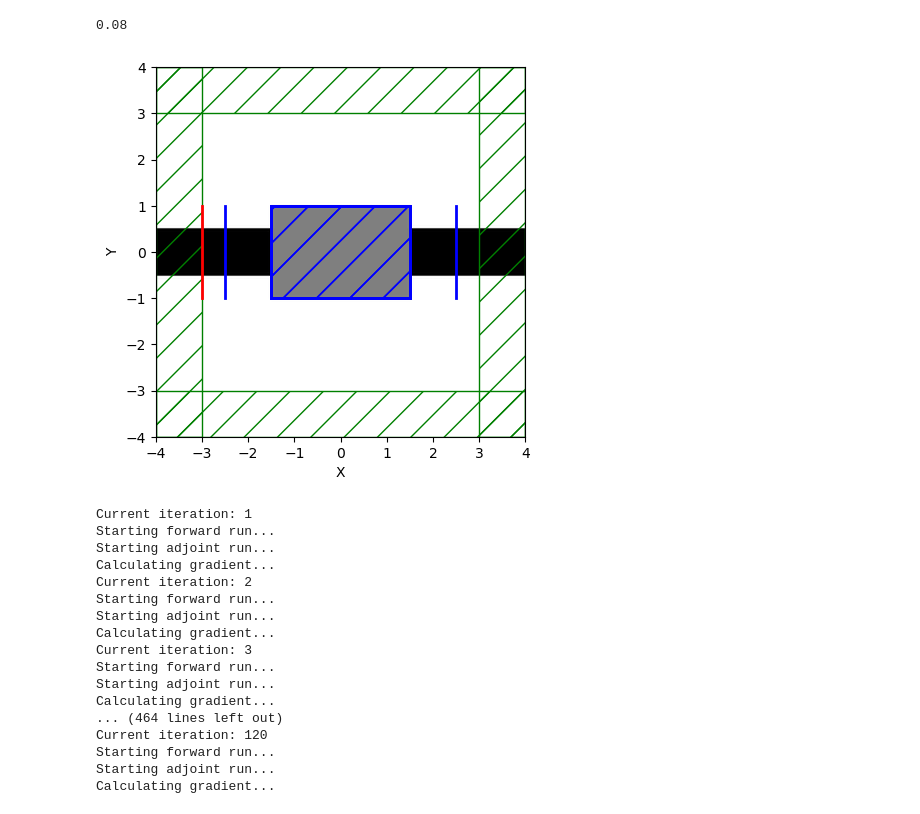
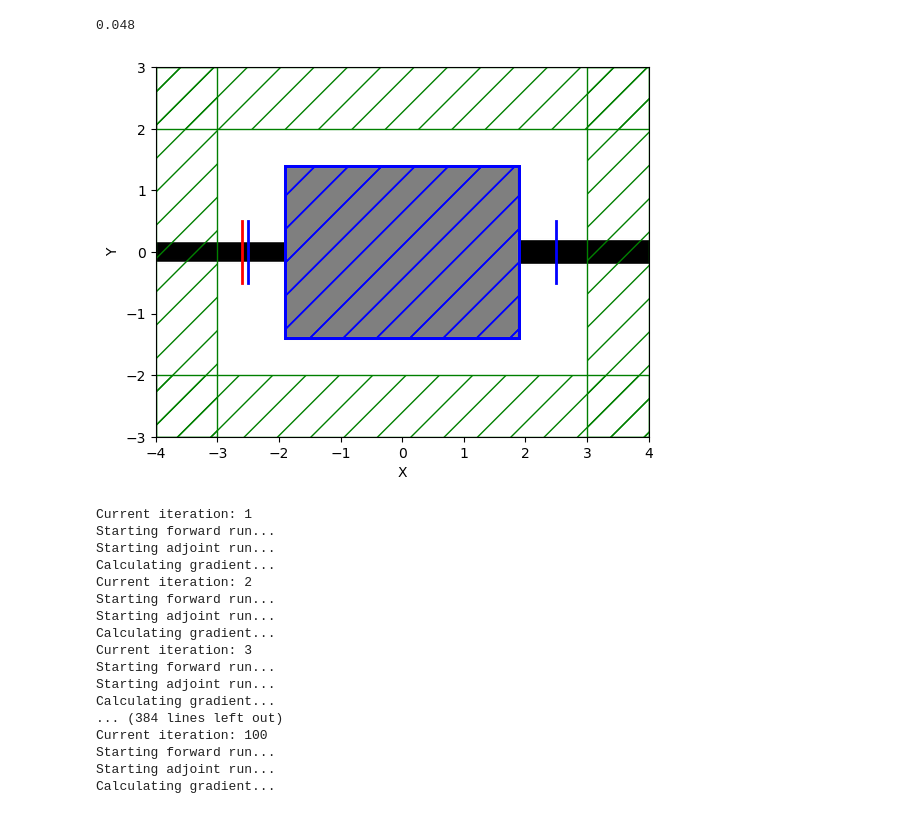
Before and after one commit to y0ooung/Meep, a Jupyter notebook: mode converter.ipynb, the cells around one changed output. Cells and saved outputs as stored; diff of their text form; code cells hidden in the pictures.

```diff
--- a/mode converter.ipynb
+++ b/mode converter.ipynb
@@ -13,21 +13,21 @@ mp.verbosity(0)
 
 Si = mp.Medium(index=3.4)
 
-resolution = 30
+resolution = 60
 
 # cell size
 Sx = 8
-Sy = 8
+Sy = 6
 cell_size = mp.Vector3(Sx, Sy, 0)
 pml_layers = [mp.PML(1.0)]
 
 
 # source
-fcen = 1 / 0.75 # 750nm
+fcen = 1 / 0.3875 # 387.5nm
 width = 0.2
 fwidth = width * fcen
-source_center = [-3, 0, 0]
-source_size = mp.Vector3(0, 2, 0)
+source_center = [-2.6, 0, 0]
+source_size = mp.Vector3(0, 1, 0)
 src = mp.GaussianSource(frequency = fcen, fwidth=fwidth)
 source = [
     mp.EigenModeSource(
@@ -43,8 +43,8 @@ source = [
 
 
 # design region
-Dx = 3
-Dy = 2
+Dx = 3.8
+Dy = 2.8
 design_region_resolution = int(resolution)
 
 Nx = int(Dx * design_region_resolution + 1)
@@ -62,14 +62,14 @@ design_region = mpa.DesignRegion(design_variables,
 # geometry
 geometry = [
     mp.Block(
-            center=mp.Vector3(-2.75, 0),
+            center=mp.Vector3(-2.95, 0),
             material=Si,
-            size=mp.Vector3(2.5, 1, 0)
+            size=mp.Vector3(2.1, 0.3, 0)
             ),
     mp.Block(
-            center=mp.Vector3(2.75, 0),
+            center=mp.Vector3(2.95, 0),
             material=Si,
-            size=mp.Vector3(2.5, 1, 0)
+            size=mp.Vector3(2.1, 0.4, 0)
             ),
     mp.Block(
             center=design_region.center,
@@ -80,9 +80,9 @@ geometry = [
 
 
 # filter
-filter_radius = 0.08
+filter_radius = 0.048
 eta_i = (0.5)
-eta_e = 0.55
+eta_e = 0.95
 eta_d = 1 - eta_e
 print(filter_radius)
 
@@ -117,48 +117,47 @@ sim =mp.Simulation(
 # objective function
 TE00 = mpa.EigenmodeCoefficient(
     sim,
-    mp.Volume(center=mp.Vector3(-2.5,0,0), size=mp.Vector3(y=2)),
+    mp.Volume(center=mp.Vector3(-2.5,0,0), size=mp.Vector3(y=1)),
     mode=1,
     eig_parity=mp.ODD_Z
 )
 
 TE20 = mpa.EigenmodeCoefficient(
     sim,
-    mp.Volume(center=mp.Vector3(2.5,0,0), size=mp.Vector3(y=2)),
+    mp.Volume(center=mp.Vector3(2.5,0,0), size=mp.Vector3(y=1)),
     mode=3,
     eig_parity=mp.ODD_Z
 )
 
 ob_list = [TE00, TE20]
 
 def J(source, monitor):
     return npa.abs(monitor) ** 2 / npa.abs(source) ** 2
 
 
 opt = mpa.OptimizationProblem(
     simulation=sim,
     objective_functions=[J],
     objective_arguments=ob_list,
     design_regions=[design_region],
     fcen=fcen,
     df=0,
     nf=1,
+    decay_by=1e-3
 )
 
 x0 = 0.5 * np.ones((Nx * Ny, ))
 opt.update_design([x0])
 
 opt.plot2D(True)
 plt.show()
 # %% [output]
-0.08
+0.048
-[figure, old version]
+[figure, new version]
 # %%
 evaluation_history = []
 sensitivity = [0]
 cur_iter = [0]
-
-beta = 1
 
 def f(x, gradient,beta):
     print("Current iteration: {}".format(cur_iter[0] + 1))
@@ -188,9 +187,9 @@ algorithm = nlopt.LD_MMA
 n = Nx * Ny
 maxeval = 10
 
-beta = 1       # 시작 β
+beta = 1   # 시작 β
 beta_scale = 2        # β를 2배씩 키움
-num_betas = 6      # β 단계 수 (총 6번)
+num_betas = 5     # β 단계 수 (총 6번)
 update_factor = 20    # 각 β 단계에서 NLopt 반복 횟수(= maxeval)
 for iters in range(num_betas):
     solver = nlopt.opt(algorithm, n)   # 매 β 단계마다 solver 새로 생성
@@ -215,8 +214,8 @@ Current iteration: 3
 Starting forward run...
 Starting adjoint run...
 Calculating gradient...
-... (464 lines left out)
-Current iteration: 120
+... (384 lines left out)
+Current iteration: 100
 Starting forward run...
 Starting adjoint run...
 Calculating gradient...
```
Also changed, not shown: parts of 3 cells of this notebook.
